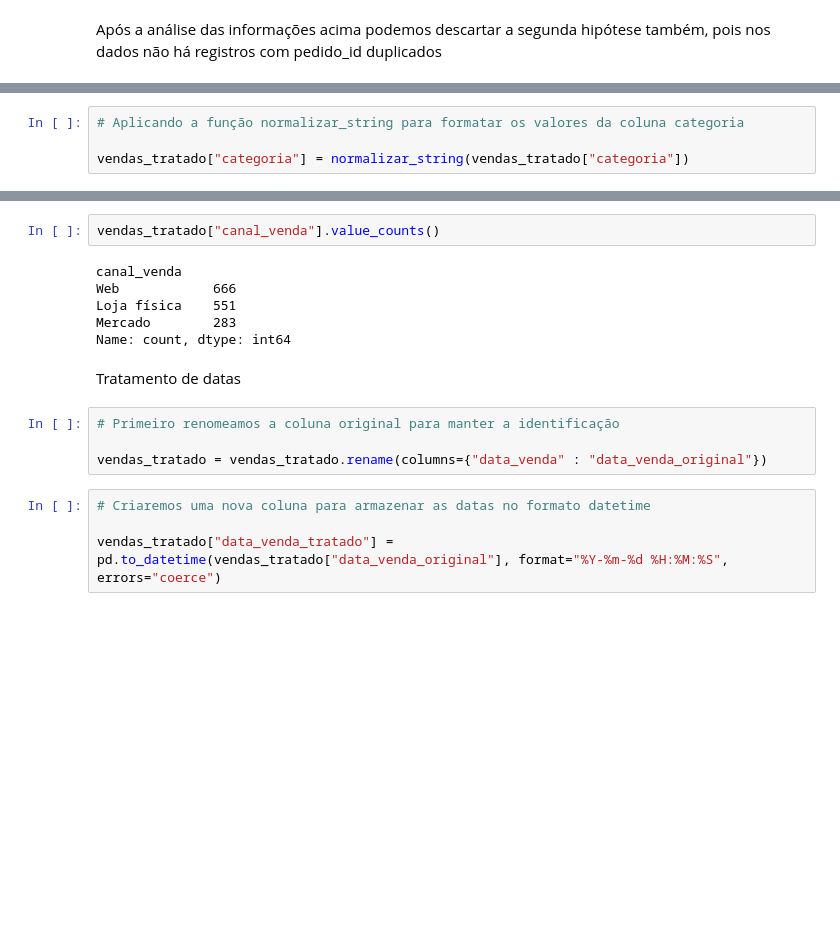
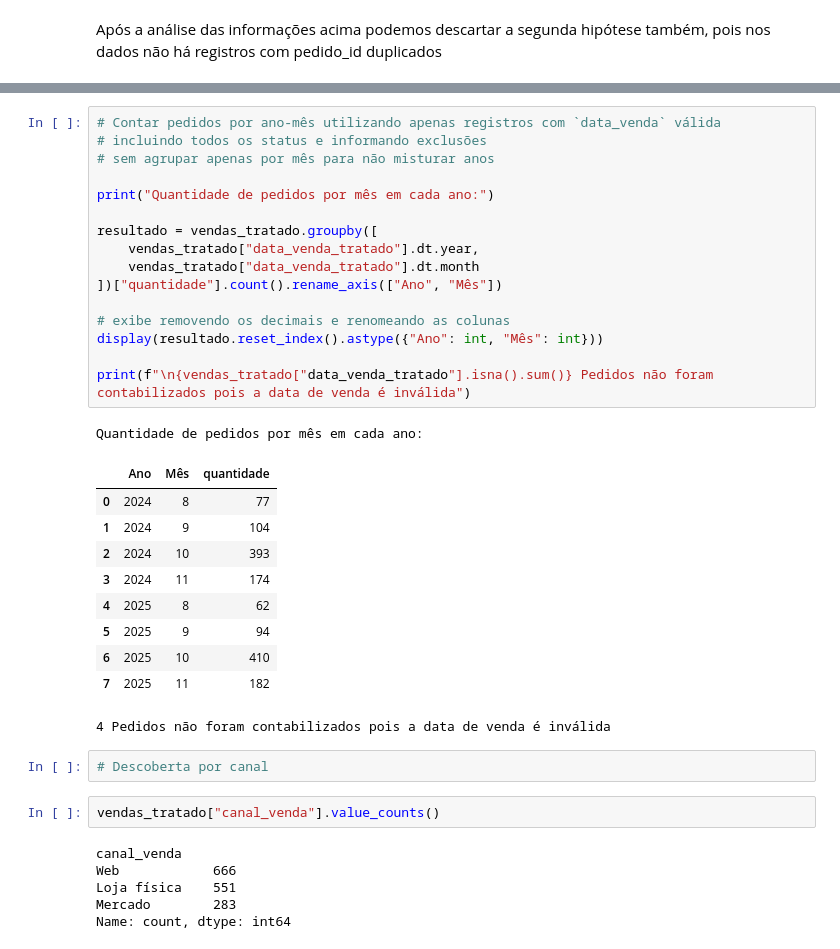
Before and after one commit to Matheus-Franca/vendas_halloween, a Jupyter notebook: vendas_halloween.ipynb, the cells around one changed output, grey strips where cells are left out. Drawn from its saved outputs; the diff is of its cells as text; blank space fills up the shorter version.

```diff
--- a/vendas_halloween.ipynb
+++ b/vendas_halloween.ipynb
@@ -247,4 +440,0 @@ def normalizar_string(texto : str) -> str:
-# %%
-# Aplicando a função normalizar_string para formatar os valores da coluna categoria
-
-vendas_tratado["categoria"] = normalizar_string(vendas_tratado["categoria"])
@@ -264,3 +488,33 @@ vendas_tratado["canal_venda"] = vendas_tratado["canal_venda"].str.strip().str.ca
+# %%
+# Contar pedidos por ano-mês utilizando apenas registros com `data_venda` válida
+# incluindo todos os status e informando exclusões
+# sem agrupar apenas por mês para não misturar anos
+
+print("Quantidade de pedidos por mês em cada ano:")
+
+resultado = vendas_tratado.groupby([
+    vendas_tratado["data_venda_tratado"].dt.year,
+    vendas_tratado["data_venda_tratado"].dt.month
+])["quantidade"].count().rename_axis(["Ano", "Mês"])
+
+# exibe removendo os decimais e renomeando as colunas
+display(resultado.reset_index().astype({"Ano": int, "Mês": int}))
+
+print(f"\n{vendas_tratado["data_venda_tratado"].isna().sum()} Pedidos não foram contabilizados pois a data de venda é inválida")
+# %% [output]
+Quantidade de pedidos por mês em cada ano:
+|  | Ano | Mês | quantidade |
+| 0 | 2024 | 8 | 77 |
+| 1 | 2024 | 9 | 104 |
+| 2 | 2024 | 10 | 393 |
+| 3 | 2024 | 11 | 174 |
+| 4 | 2025 | 8 | 62 |
+| 5 | 2025 | 9 | 94 |
+| 6 | 2025 | 10 | 410 |
+| 7 | 2025 | 11 | 182 |
+4 Pedidos não foram contabilizados pois a data de venda é inválida
+# %%
+# Descoberta por canal
 # %%
 vendas_tratado["canal_venda"].value_counts()
 # %% [output]
@@ -269,13 +523,3 @@ Web            666
 Loja física    551
 Mercado        283
 Name: count, dtype: int64
-# %% [markdown]
-Tratamento de datas
-# %%
-# Primeiro renomeamos a coluna original para manter a identificação
-
-vendas_tratado = vendas_tratado.rename(columns={"data_venda" : "data_venda_original"})
-# %%
-# Criaremos uma nova coluna para armazenar as datas no formato datetime
-
-vendas_tratado["data_venda_tratado"] = pd.to_datetime(vendas_tratado["data_venda_original"], format="%Y-%m-%d %H:%M:%S", errors="coerce")
```
Also changed, not shown: parts of 102 cells of this notebook.
